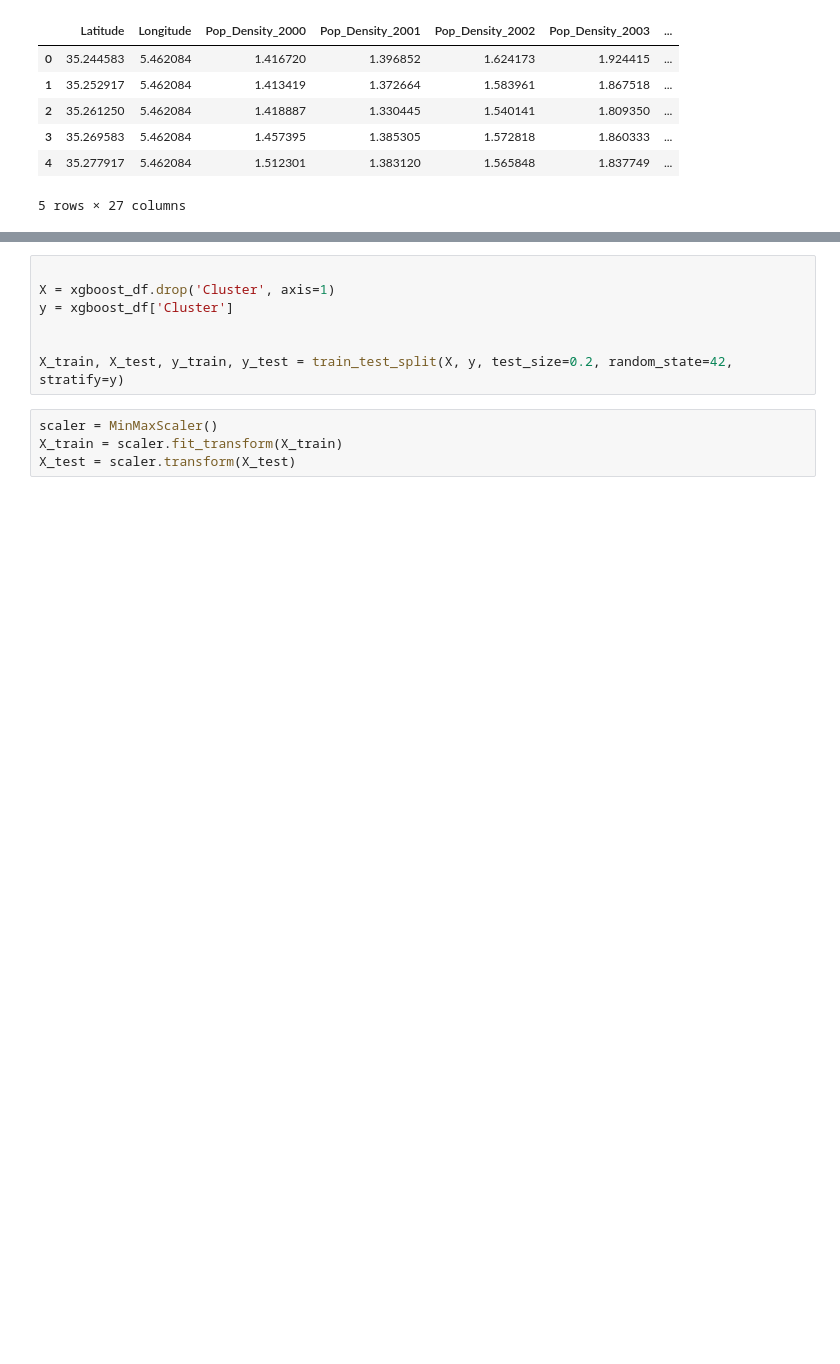
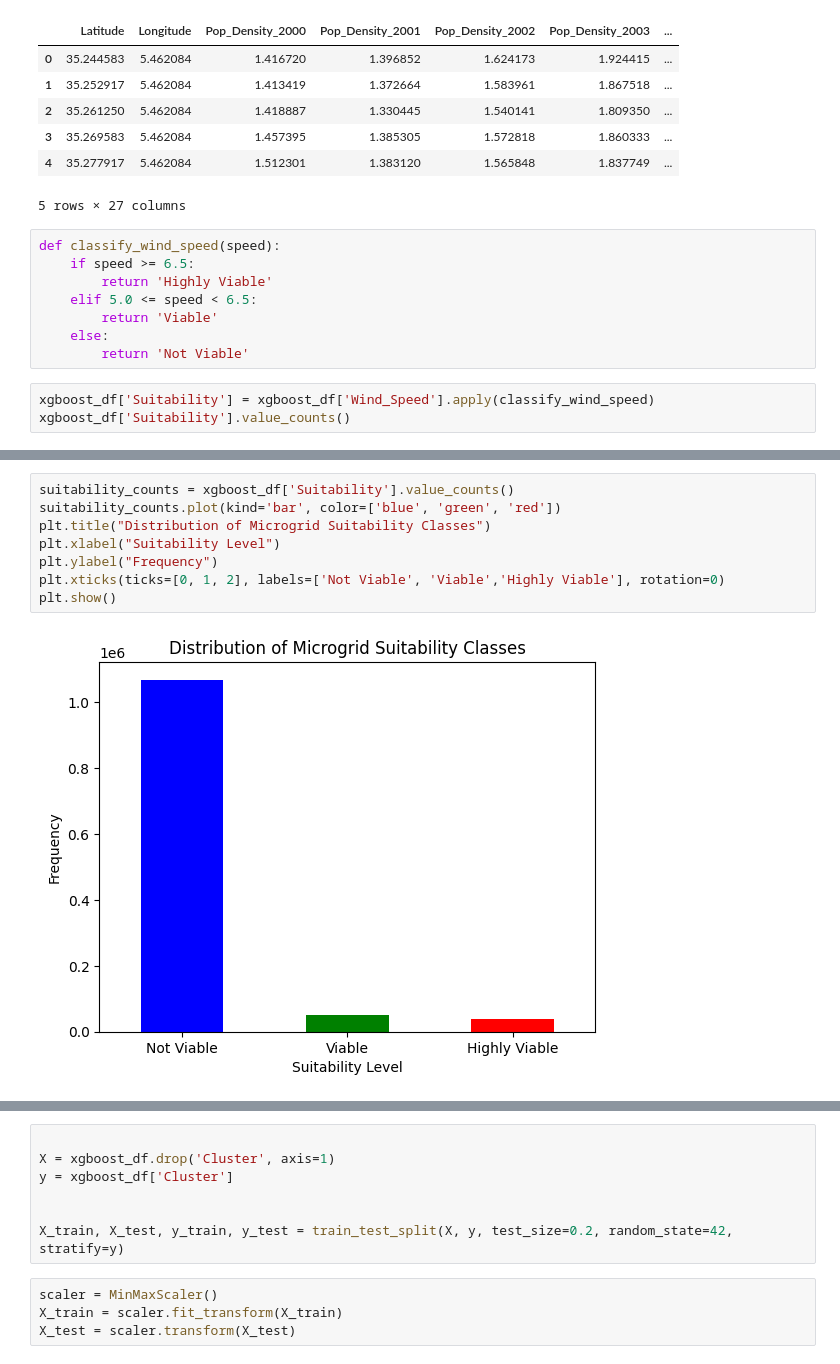
Before and after one commit to DavidGathimbaM/Energy-Access-and-Electrification-planning-in-Kenya, a Jupyter notebook: Victor.ipynb, the cells around one changed output, grey strips where cells are left out. Cells and saved outputs as stored; diff of their text form; blank space fills up the shorter version.

```diff
--- a/Victor.ipynb
+++ b/Victor.ipynb
@@ -558,3 +568,14 @@ None
 | 3 | 35.269583 | 5.462084 | 1.457395 | 1.385305 | 1.572818 | 1.860333 | ... |
 | 4 | 35.277917 | 5.462084 | 1.512301 | 1.383120 | 1.565848 | 1.837749 | ... |
 5 rows × 27 columns
+# %%
+def classify_wind_speed(speed):
+    if speed >= 6.5:
+        return 'Highly Viable'
+    elif 5.0 <= speed < 6.5:
+        return 'Viable'
+    else:
+        return 'Not Viable'
+# %%
+xgboost_df['Suitability'] = xgboost_df['Wind_Speed'].apply(classify_wind_speed)
+xgboost_df['Suitability'].value_counts()
@@ -560,0 +661,10 @@ None
+# %%
+suitability_counts = xgboost_df['Suitability'].value_counts()
+suitability_counts.plot(kind='bar', color=['blue', 'green', 'red'])
+plt.title("Distribution of Microgrid Suitability Classes")
+plt.xlabel("Suitability Level")
+plt.ylabel("Frequency")
+plt.xticks(ticks=[0, 1, 2], labels=['Not Viable', 'Viable','Highly Viable'], rotation=0)
+plt.show()
+# %% [output]
+[figure, added]
```
Also changed, not shown: parts of 22 cells of this notebook.
